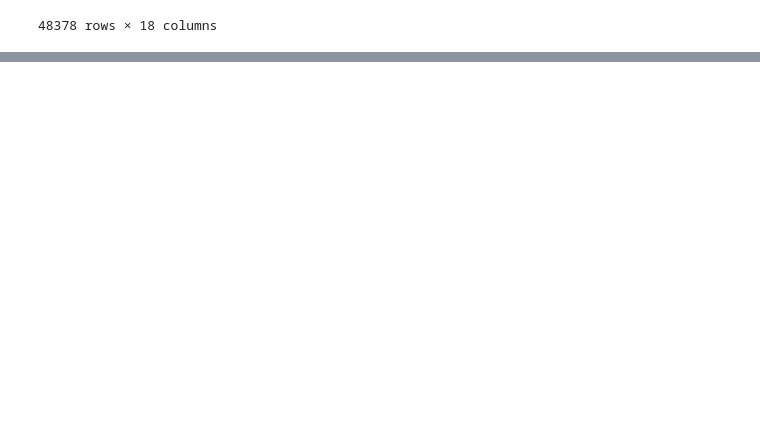
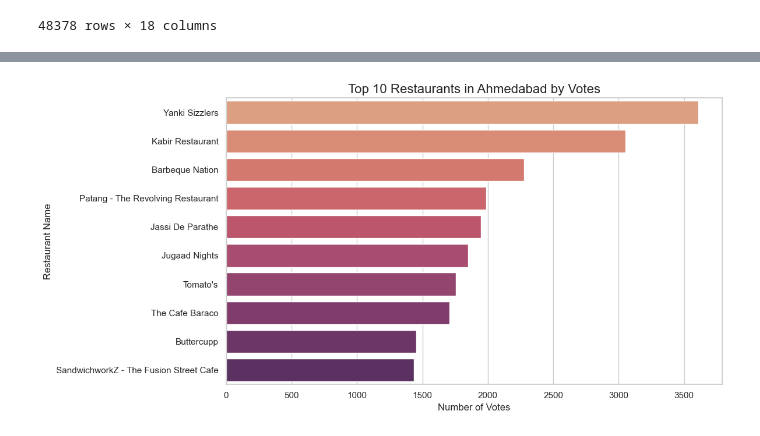
Before and after one commit to Parvashukla26/Zomato-Restaurant-EDA, a Jupyter notebook: Zomato_Restaurant_Data_Analysis.ipynb, the cells around one changed output, grey strips where cells are left out. Saved outputs shown, nothing was run; the diff lists cells and outputs as text; code cells hidden in the pictures; blank space fills up the shorter version.

```diff
--- a/Zomato_Restaurant_Data_Analysis.ipynb
+++ b/Zomato_Restaurant_Data_Analysis.ipynb
@@ -261,0 +268,5 @@ plt.show()
+# %%
+ahmedabad_df = df[df['city'].str.lower() == 'ahmedabad']
+top_ahmedabad_votes = ahmedabad_df.sort_values(by='votes', ascending=False).drop_duplicates(subset='name').head(10)
+top_ahmedabad_votes['Name with Votes'] = top_ahmedabad_votes['name'] + " (" + top_ahmedabad_votes['votes'].astype(str) + " votes)"
+top_ahmedabad_votes
@@ -261,0 +287,11 @@ plt.show()
+# %%
+sns.set(style="whitegrid")
+plt.figure(figsize=(12,6))
+sns.barplot(data=top_ahmedabad_votes,x='votes',y='name',hue = 'name',palette='flare',legend = False)
+plt.title('Top 10 Restaurants in Ahmedabad by Votes', fontsize=16)
+plt.xlabel('Number of Votes')
+plt.ylabel('Restaurant Name')
+plt.tight_layout()
+plt.show()
+# %% [output]
+[figure, added]
```
Also changed, not shown: parts of 4 cells of this notebook.
